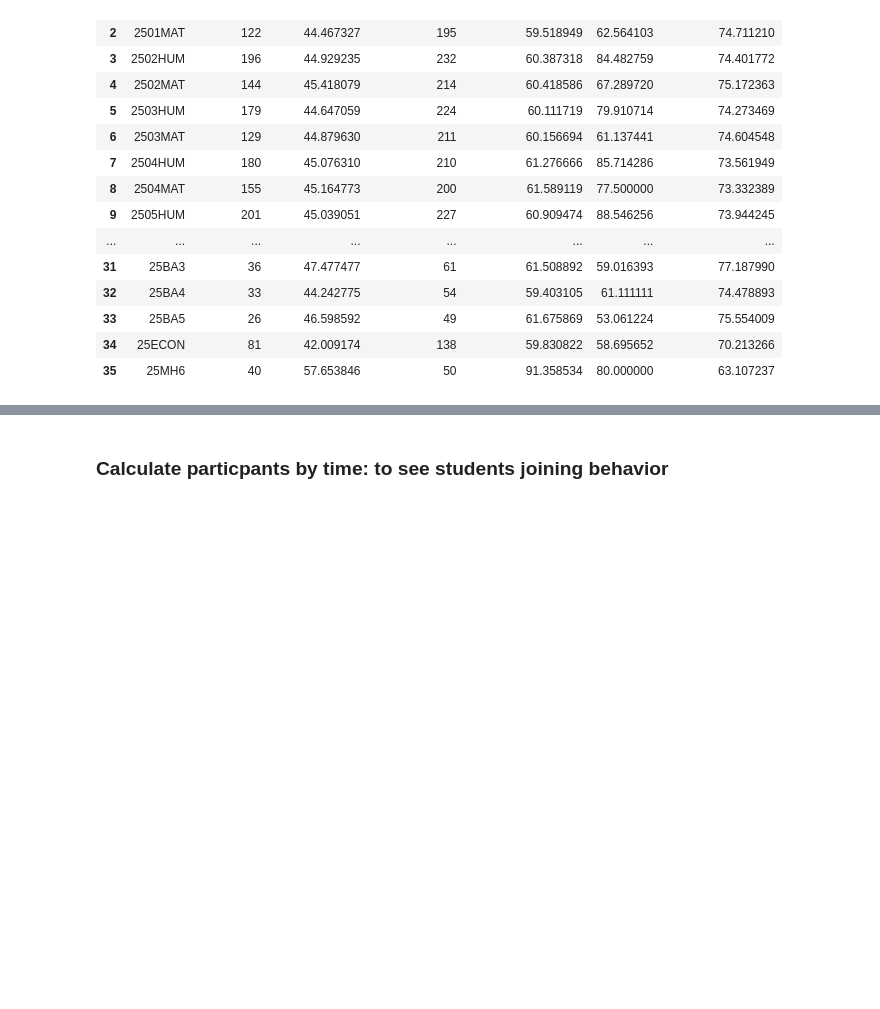
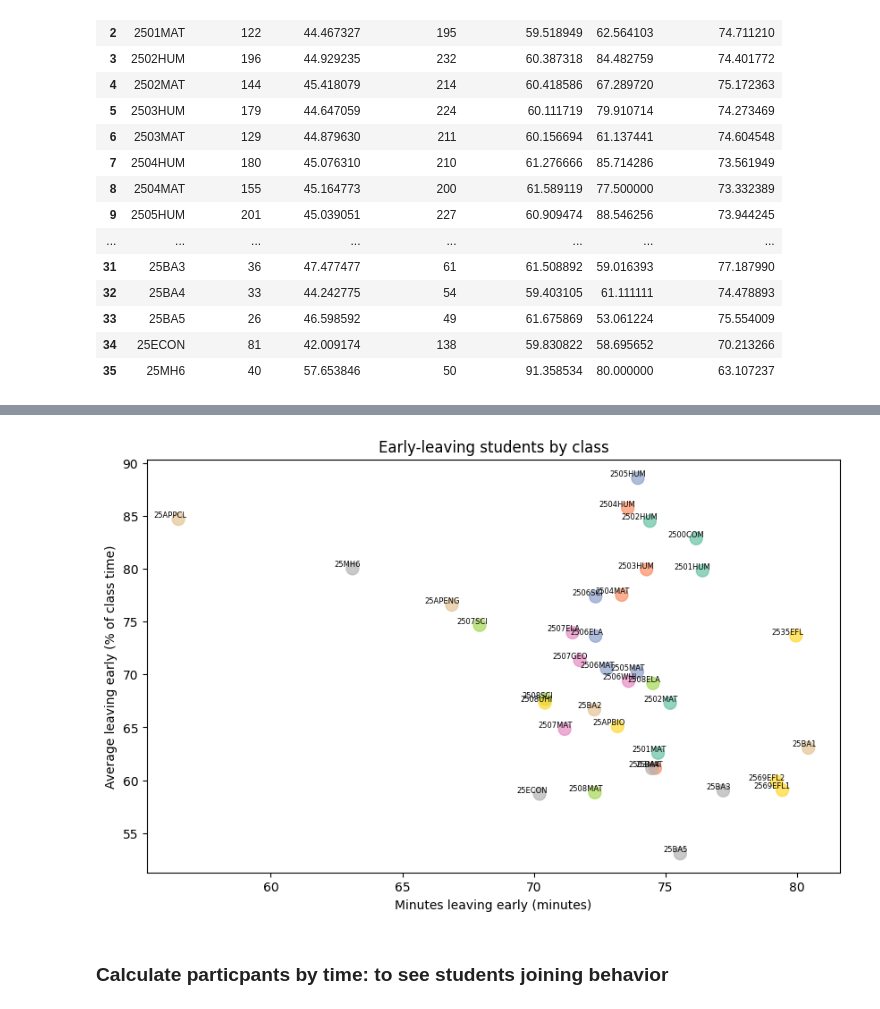
Before and after one commit to tthvan/Customer-Retention-Analysis, a Jupyter notebook: cleanin.ipynb, the cells around one changed output, grey strips where cells are left out. Drawn from its saved outputs; the diff is of its cells as text; code cells hidden in the pictures; blank space fills up the shorter version.

```diff
--- a/cleanin.ipynb
+++ b/cleanin.ipynb
@@ -656,3 +656,22 @@ plt.show()
+# %%
+plt.figure(figsize=(10,6))
+scatter = plt.scatter(
+    leave_stats['pct_leave_minutes'],
+    leave_stats['pct_leave'],
+    c=range(len(leave_stats)),
+    cmap='Set2',
+    s=100,
+    alpha=0.7
+)
+for i, row in leave_stats.iterrows():
+    plt.text(row['pct_leave_minutes']+0.3, row['pct_leave'], row['Topic'], fontsize=6, ha='right', va='bottom')
+
+plt.xlabel('Minutes leaving early (minutes)')
+plt.ylabel('Average leaving early (% of class time)')
+plt.title('Early-leaving students by class')
+plt.show()
+# %% [output]
+[figure, added]
 # %% [markdown]
 ### Calculate particpants by time: to see students joining behavior
 # %%
```
Also changed, not shown: parts of 1 cell of this notebook.
